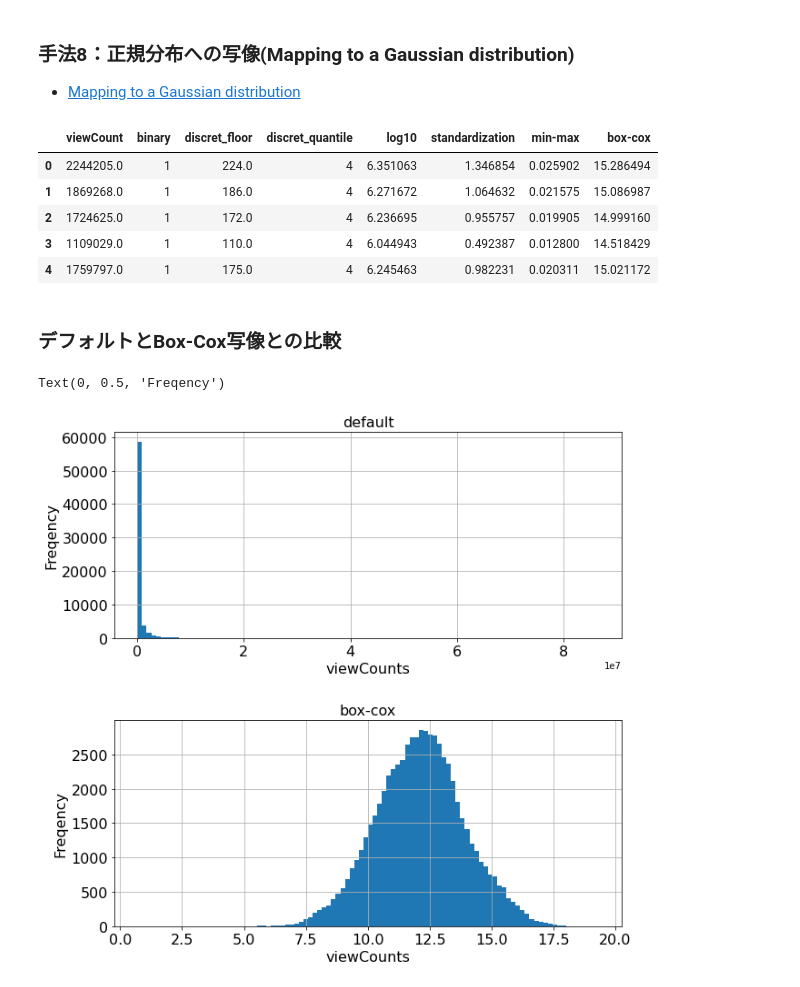
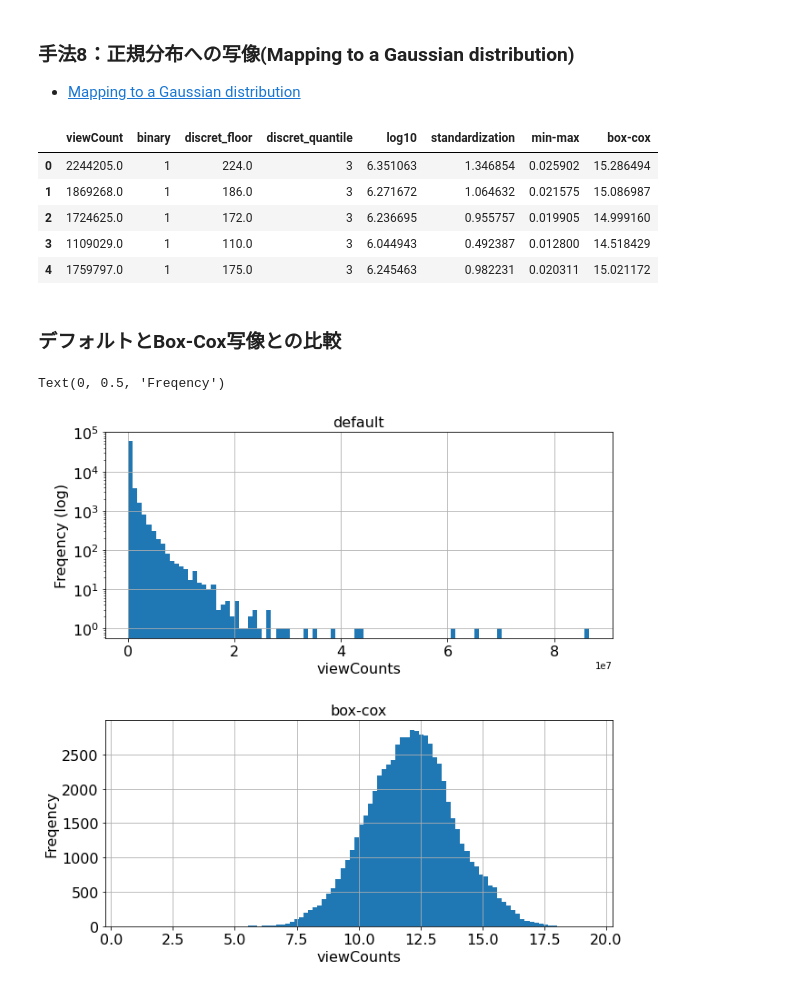
Before and after one commit to naltoma/datamining_intro2021, a Jupyter notebook: 3-feature-engineering/preprocess_numerical.ipynb, the cells around one changed output. Drawn from its saved outputs; the diff is of its cells as text; code cells hidden in the pictures.

```diff
--- a/3-feature-engineering/preprocess_numerical.ipynb
+++ b/3-feature-engineering/preprocess_numerical.ipynb
@@ -172,7 +201,7 @@ temp.head()
 ### 手法3：統計的な離散化
 # %%
 # preprocess method 3: discretization 2, quantilzation
-discret_num = 4+1
+discret_num = 4
 ranges = np.linspace(0, 1, discret_num)
 data = df['viewCount'].quantile(ranges)
 data
@@ -343,30 +427,30 @@ temp['box-cox'] = new_column
 temp.head()
 # %% [output]
 |  | viewCount | binary | discret_floor | discret_quantile | log10 | standardization | min-max | box-cox |
-| 0 | 2244205.0 | 1 | 224.0 | 4 | 6.351063 | 1.346854 | 0.025902 | 15.286494 |
-| 1 | 1869268.0 | 1 | 186.0 | 4 | 6.271672 | 1.064632 | 0.021575 | 15.086987 |
-| 2 | 1724625.0 | 1 | 172.0 | 4 | 6.236695 | 0.955757 | 0.019905 | 14.999160 |
-| 3 | 1109029.0 | 1 | 110.0 | 4 | 6.044943 | 0.492387 | 0.012800 | 14.518429 |
-| 4 | 1759797.0 | 1 | 175.0 | 4 | 6.245463 | 0.982231 | 0.020311 | 15.021172 |
+| 0 | 2244205.0 | 1 | 224.0 | 3 | 6.351063 | 1.346854 | 0.025902 | 15.286494 |
+| 1 | 1869268.0 | 1 | 186.0 | 3 | 6.271672 | 1.064632 | 0.021575 | 15.086987 |
+| 2 | 1724625.0 | 1 | 172.0 | 3 | 6.236695 | 0.955757 | 0.019905 | 14.999160 |
+| 3 | 1109029.0 | 1 | 110.0 | 3 | 6.044943 | 0.492387 | 0.012800 | 14.518429 |
+| 4 | 1759797.0 | 1 | 175.0 | 3 | 6.245463 | 0.982231 | 0.020311 | 15.021172 |
 # %% [markdown]
 ### デフォルトとBox-Cox写像との比較
 # %%
 fig, (ax1, ax2) = plt.subplots(2, 1, figsize=(10,10))
 fig.subplots_adjust(hspace=0.4)
 
 # default values
-temp['viewCount'].hist(ax=ax1, bins=100)
+temp['viewCount'].hist(ax=ax1, bins=100, log=True)
 ax1.tick_params(labelsize=fontsize)
 ax1.set_title('default', fontsize=fontsize)
 ax1.set_xlabel('viewCounts', fontsize=fontsize)
-ax1.set_ylabel('Freqency', fontsize=fontsize)
+ax1.set_ylabel('Freqency (log)', fontsize=fontsize)
 
 # box-cox
 temp['box-cox'].hist(ax=ax2, bins=100)
 ax2.tick_params(labelsize=fontsize)
 ax2.set_title('box-cox', fontsize=fontsize)
 ax2.set_xlabel('viewCounts', fontsize=fontsize)
 ax2.set_ylabel('Freqency', fontsize=fontsize)
 # %% [output]
 Text(0, 0.5, 'Freqency')
-[figure, old version]
+[figure, new version]
```
Also changed, not shown: parts of 20 cells of this notebook.
